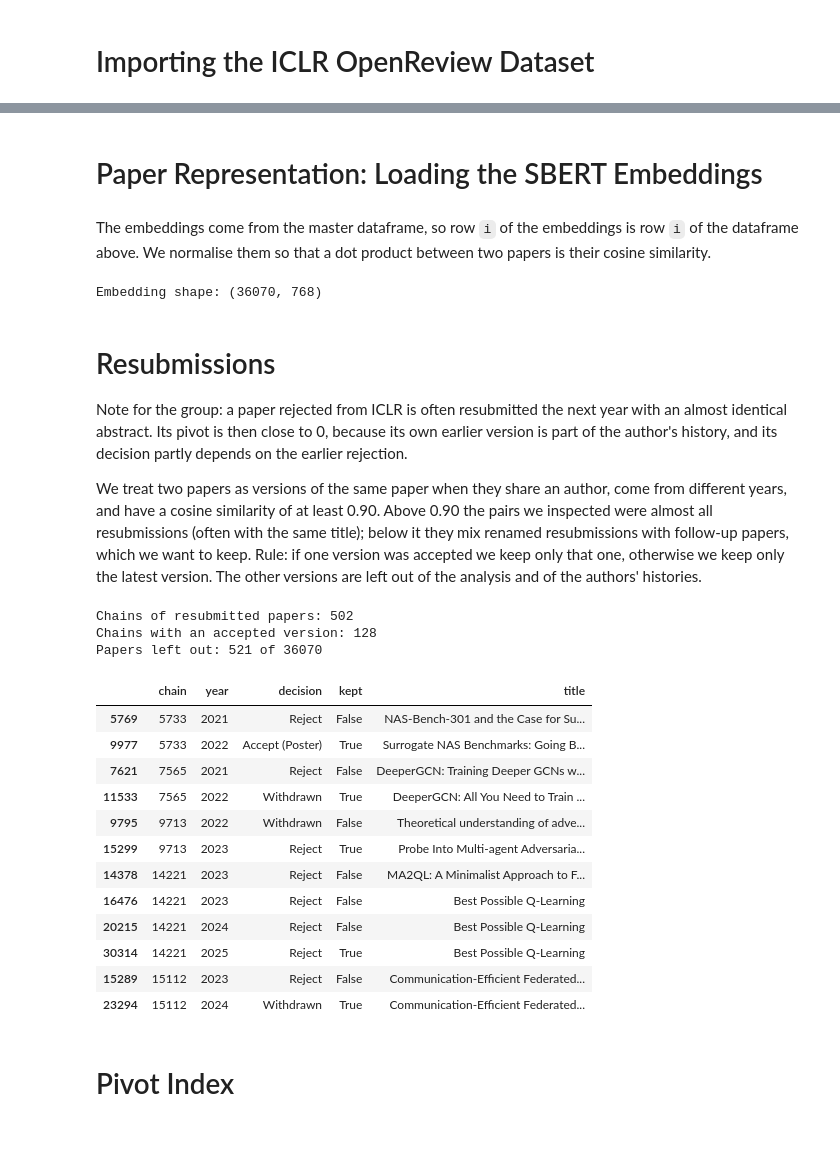
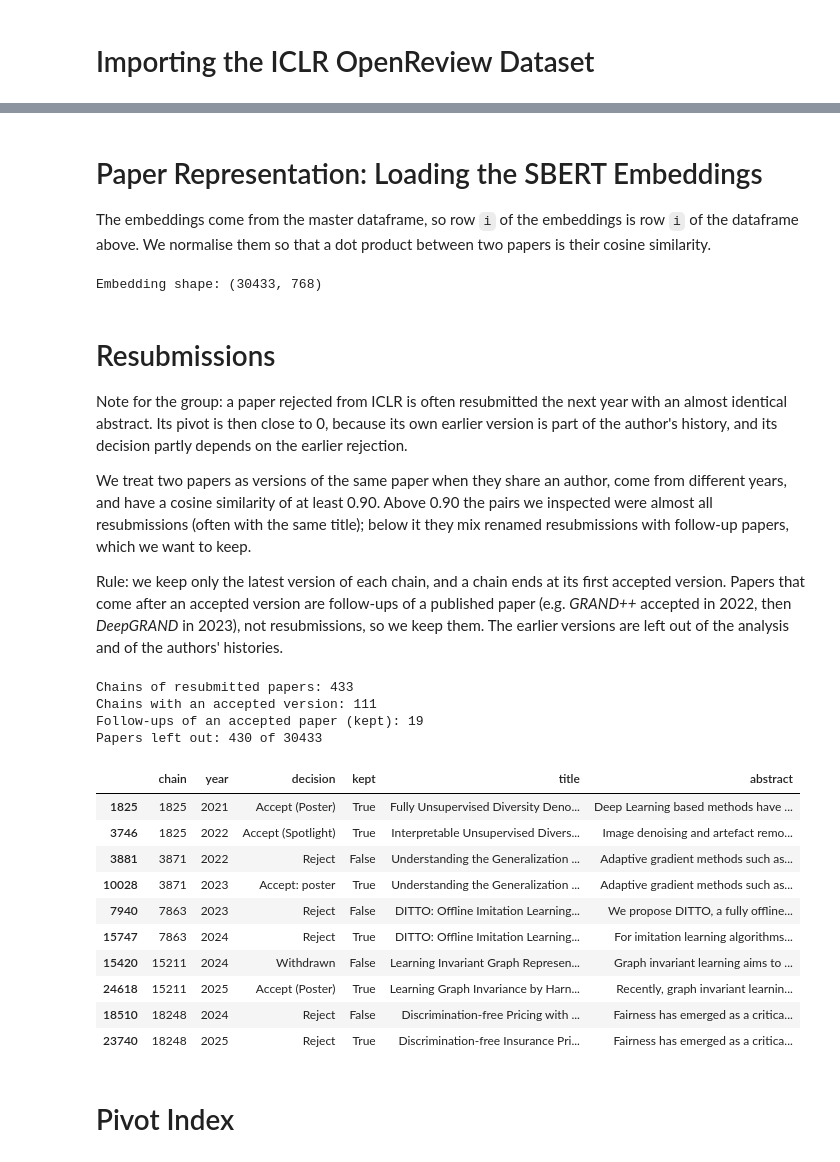
Before and after one commit to angellicodigo/COS424_Project, a Jupyter notebook: pivot_index.ipynb, the cells around one changed output, grey strips where cells are left out. Cells and saved outputs as stored; diff of their text form; code cells hidden in the pictures.

```diff
--- a/pivot_index.ipynb
+++ b/pivot_index.ipynb
@@ -9,5 +9,8 @@ import seaborn as sns
 # Master dataframe made by data/generate.py: every paper (2017-2025) without "Anonymous",
 # with its SBERT embedding, last author, and outcome. It lives outside the repo.
 iclr2025v2 = pd.read_parquet("../embeddings/master.parquet")
+
+# Only 2021+: OpenReview author ids start in 2021, and they separate people who share a name
+iclr2025v2 = iclr2025v2[iclr2025v2["year"] > 2020].reset_index(drop=True)
 iclr2025v2.head()
 # %% [output]
@@ -20,29 +25,32 @@ iclr2025v2.head()
 # %% [markdown]
 # Paper Representation: Loading the SBERT Embeddings
+
+The embeddings come from the master dataframe, so row `i` of the embeddings is row `i` of the dataframe above. We normalise them so that a dot product between two papers is their cosine similarity.
-# %% [markdown]
-The embeddings come from the master dataframe, so row `i` of the embeddings is row `i` of the dataframe above. We normalise them so that a dot product between two papers is their cosine similarity.
 # %%
 embedding_av = np.stack(iclr2025v2["embedding"])
 print("Embedding shape:", embedding_av.shape)
 
 embedding_av = embedding_av / np.linalg.norm(embedding_av, axis=1, keepdims=True)
 # %% [output]
-Embedding shape: (36070, 768)
+Embedding shape: (30433, 768)
 # %% [markdown]
 # Resubmissions
 
 Note for the group: a paper rejected from ICLR is often resubmitted the next year with an almost identical abstract. Its pivot is then close to 0, because its own earlier version is part of the author's history, and its decision partly depends on the earlier rejection.
 
-We treat two papers as versions of the same paper when they share an author, come from different years, and have a cosine similarity of at least 0.90. Above 0.90 the pairs we inspected were almost all resubmissions (often with the same title); below it they mix renamed resubmissions with follow-up papers, which we want to keep. Rule: if one version was accepted we keep only that one, otherwise we keep only the latest version. The other versions are left out of the analysis and of the authors' histories.
+We treat two papers as versions of the same paper when they share an author, come from different years, and have a cosine similarity of at least 0.90. Above 0.90 the pairs we inspected were almost all resubmissions (often with the same title); below it they mix renamed resubmissions with follow-up papers, which we want to keep.
+
+Rule: we keep only the latest version of each chain, and a chain ends at its first accepted version. Papers that come after an accepted version are follow-ups of a published paper (e.g. *GRAND++* accepted in 2022, then *DeepGRAND* in 2023), not resubmissions, so we keep them. The earlier versions are left out of the analysis and of the authors' histories.
 # %%
 from scipy.sparse import coo_matrix
 from scipy.sparse.csgraph import connected_components
 
-# Group paper indices by author
+# Group paper indices by author (OpenReview id)
 papers_by_author = {}
 
+# dataframe, author -> paper indices
 for idx, row in iclr2025v2.iterrows():
-    for author in dict.fromkeys(a.strip() for a in row["authors"].split(",") if a.strip()):
+    for author in dict.fromkeys(a.strip() for a in row["author_ids"].split(",") if a.strip()):
         papers_by_author.setdefault(author, []).append(idx)
 
 # Pairs of near-identical papers that share an author and come from different years
@@ -71,37 +79,42 @@ _, chain_id = connected_components(graph, directed=False)
 resubmissions = iclr2025v2.assign(chain=chain_id, accepted=iclr2025v2["decision"].str.startswith("Accept"))
 resubmissions = resubmissions[resubmissions.groupby("chain")["id"].transform("size") > 1]
 
-# Keep the accepted version if there is one, otherwise the latest version
-kept = resubmissions.sort_values(["accepted", "year"]).groupby("chain").tail(1).index
-resubmission_drop = set(resubmissions.index) - set(kept)
+# A chain ends at its first accepted version (or at its latest version if none was accepted);
+# we keep that version and drop the earlier ones. Papers after an acceptance are follow-ups and stay.
+first_accepted = resubmissions[resubmissions["accepted"]].groupby("chain")["year"].min()
+end_year = resubmissions["chain"].map(first_accepted).fillna(resubmissions.groupby("chain")["year"].transform("max"))
+
+resubmission_drop = set(resubmissions.index[resubmissions["year"] < end_year])
+kept = resubmissions.index.difference(list(resubmission_drop))
+follow_ups = resubmissions.index[resubmissions["year"] > end_year]
 
 print(f"Chains of resubmitted papers: {resubmissions['chain'].nunique()}")
 print(f"Chains with an accepted version: {resubmissions.groupby('chain')['accepted'].any().sum()}")
+print(f"Follow-ups of an accepted paper (kept): {len(follow_ups)}")
 print(f"Papers left out: {len(resubmission_drop)} of {len(iclr2025v2)}")
 # %% [output]
-Chains of resubmitted papers: 502
-Chains with an accepted version: 128
-Papers left out: 521 of 36070
+Chains of resubmitted papers: 433
+Chains with an accepted version: 111
+Follow-ups of an accepted paper (kept): 19
+Papers left out: 430 of 30433
 # %%
 # A few chains, with the version we keep
 resubmissions["kept"] = resubmissions.index.isin(kept)
 sample_chains = resubmissions["chain"].drop_duplicates().sample(5, random_state=42)
 
-resubmissions[resubmissions["chain"].isin(sample_chains)].sort_values(["chain", "year"])[["chain", "year", "decision", "kept", "title"]]
+resubmissions[resubmissions["chain"].isin(sample_chains)].sort_values(["chain", "year"])[["chain", "year", "decision", "kept", "title", "abstract"]]
 # %% [output]
-|  | chain | year | decision | kept | title |
-| 5769 | 5733 | 2021 | Reject | False | NAS-Bench-301 and the Case for Su... |
-| 9977 | 5733 | 2022 | Accept (Poster) | True | Surrogate NAS Benchmarks: Going B... |
-| 7621 | 7565 | 2021 | Reject | False | DeeperGCN: Training Deeper GCNs w... |
-| 11533 | 7565 | 2022 | Withdrawn | True | DeeperGCN: All You Need to Train ... |
-| 9795 | 9713 | 2022 | Withdrawn | False | Theoretical understanding of adve... |
-| 15299 | 9713 | 2023 | Reject | True | Probe Into Multi-agent Adversaria... |
-| 14378 | 14221 | 2023 | Reject | False | MA2QL: A Minimalist Approach to F... |
-| 16476 | 14221 | 2023 | Reject | False | Best Possible Q-Learning |
-| 20215 | 14221 | 2024 | Reject | False | Best Possible Q-Learning |
-| 30314 | 14221 | 2025 | Reject | True | Best Possible Q-Learning |
-| 15289 | 15112 | 2023 | Reject | False | Communication-Efficient Federated... |
-| 23294 | 15112 | 2024 | Withdrawn | True | Communication-Efficient Federated... |
+|  | chain | year | decision | kept | title | abstract |
+| 1825 | 1825 | 2021 | Accept (Poster) | True | Fully Unsupervised Diversity Deno... | Deep Learning based methods have ... |
+| 3746 | 1825 | 2022 | Accept (Spotlight) | True | Interpretable Unsupervised Divers... | Image denoising and artefact remo... |
+| 3881 | 3871 | 2022 | Reject | False | Understanding the Generalization ... | Adaptive gradient methods such as... |
+| 10028 | 3871 | 2023 | Accept: poster | True | Understanding the Generalization ... | Adaptive gradient methods such as... |
+| 7940 | 7863 | 2023 | Reject | False | DITTO: Offline Imitation Learning... | We propose DITTO, a fully offline... |
+| 15747 | 7863 | 2024 | Reject | True | DITTO: Offline Imitation Learning... | For imitation learning algorithms... |
+| 15420 | 15211 | 2024 | Withdrawn | False | Learning Invariant Graph Represen... | Graph invariant learning aims to ... |
+| 24618 | 15211 | 2025 | Accept (Poster) | True | Learning Graph Invariance by Harn... | Recently, graph invariant learnin... |
+| 18510 | 18248 | 2024 | Reject | False | Discrimination-free Pricing with ... | Fairness has emerged as a critica... |
+| 23740 | 18248 | 2025 | Reject | True | Discrimination-free Insurance Pri... | Fairness has emerged as a critica... |
 # %% [markdown]
 # Pivot Index
 # %% [markdown]
```
Also changed, not shown: parts of 30 cells of this notebook.
